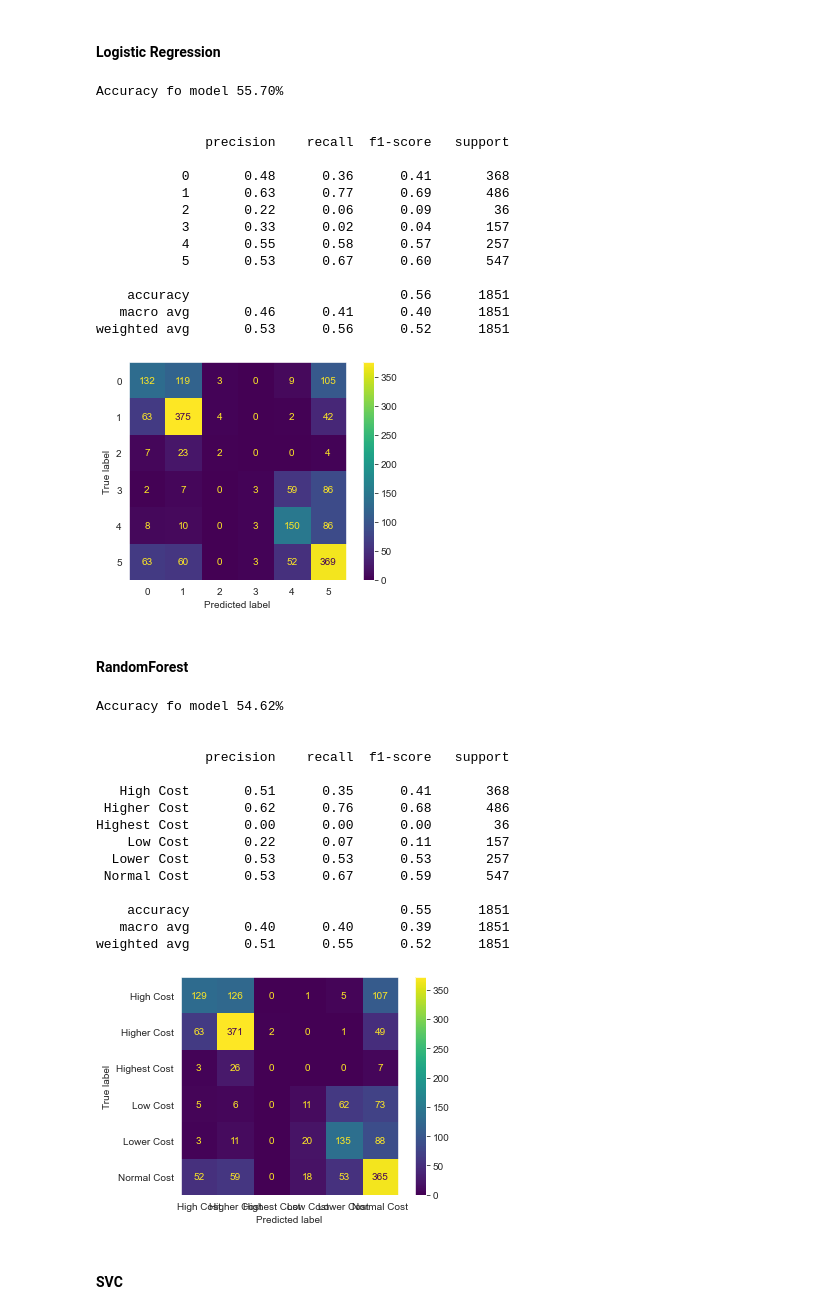
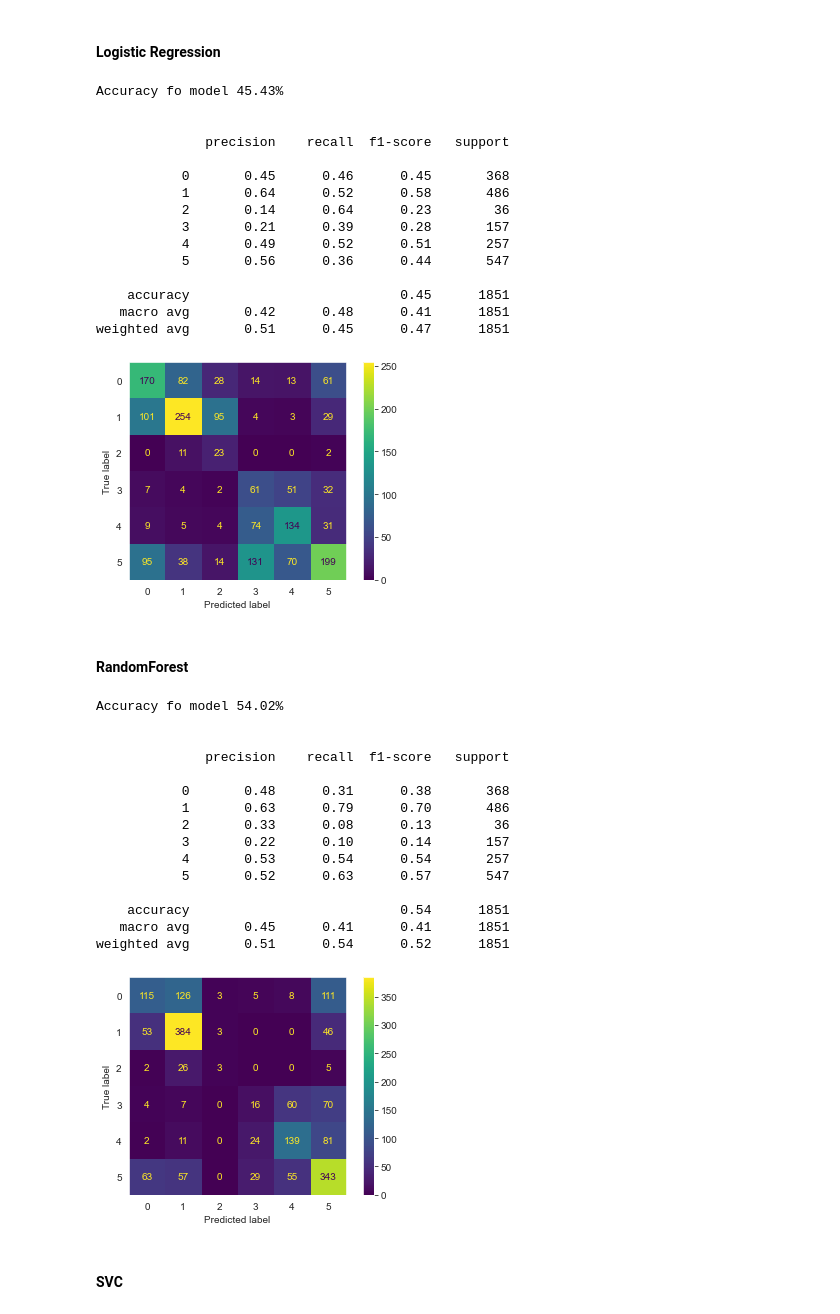
Before and after one commit to mattyjr007/Data-Science-Portfolio, a Jupyter notebook: Anglophone Research Lab Tanzania Tourism Classification Challenge/tourism classification.ipynb, the cells around one changed output. Drawn from its saved outputs; the diff is of its cells as text; code cells hidden in the pictures.

```diff
--- a/Anglophone Research Lab Tanzania Tourism Classification Challenge/tourism classification.ipynb
+++ b/Anglophone Research Lab Tanzania Tourism Classification Challenge/tourism classification.ipynb
@@ -248,18 +257,18 @@ from sklearn.model_selection import train_test_split
 # %%
 X = TrainDF.drop(['Tour_ID','cost_category'], axis=1)
 
-#X_cat = X.select_dtypes(['object'])
-#X_int = X.select_dtypes(exclude=['object'])
+X_cat = X.select_dtypes(['object'])
+X_int = X.select_dtypes(exclude=['object'])
 
-#X_cat = pd.get_dummies(X_cat, drop_first=True)
-#X = pd.concat([X_cat, X_int], axis=1)
+X_cat = pd.get_dummies(X_cat, drop_first=True)
+X = pd.concat([X_cat, X_int], axis=1)
 
 y = TrainDF['cost_category']
 # %%
 y = LabelEncoder().fit_transform(y)
 # %%
 encoder =OneHotEncoder(drop='first',sparse=False)
-X = encoder.fit_transform(X)
+#X = encoder.fit_transform(X_cat)
 scaler = StandardScaler()
 # %%
 X_train, X_test, y_train, y_test = train_test_split( X, y, test_size=0.1, random_state=42, stratify=y)
@@ -276,7 +285,7 @@ from sklearn.metrics import classification_report, plot_confusion_matrix, accura
 # %% [markdown]
 #### Logistic Regression
 # %%
-logistic_model = LogisticRegression( max_iter=500)
+logistic_model = LogisticRegression( max_iter=500, class_weight='balanced')
 
 logistic_model.fit(X_train,y_train)
 
@@ -293,60 +302,60 @@ print("\n")
 plot_confusion_matrix(logistic_model,X_test,y_test)
 plt.grid(None)
 # %% [output]
-Accuracy fo model 55.70%
+Accuracy fo model 45.43%
 
 
               precision    recall  f1-score   support
 
-           0       0.48      0.36      0.41       368
-           1       0.63      0.77      0.69       486
-           2       0.22      0.06      0.09        36
-           3       0.33      0.02      0.04       157
-           4       0.55      0.58      0.57       257
-           5       0.53      0.67      0.60       547
+           0       0.45      0.46      0.45       368
+           1       0.64      0.52      0.58       486
+           2       0.14      0.64      0.23        36
+           3       0.21      0.39      0.28       157
+           4       0.49      0.52      0.51       257
+           5       0.56      0.36      0.44       547
 
-    accuracy                           0.56      1851
-   macro avg       0.46      0.41      0.40      1851
-weighted avg       0.53      0.56      0.52      1851
+    accuracy                           0.45      1851
+   macro avg       0.42      0.48      0.41      1851
+weighted avg       0.51      0.45      0.47      1851
-[figure, old version]
+[figure, new version]
 # %% [markdown]
 #### RandomForest
 # %%
 from sklearn.ensemble import RandomForestClassifier
 # %%
-rf_model = RandomForestClassifier()
+rf_model = RandomForestClassifier(class_weight='balanced_subsample')
 
 rf_model.fit(X_train,y_train)
 
 rf_pred = rf_model.predict(X_test)
 
 print("Accuracy fo model {0:.2f}%".format(accuracy_score(y_test,rf_pred)*100))
 
 print("\n")
 
 print(classification_report(y_test,rf_pred))
 
 print("\n")
 
 plot_confusion_matrix(rf_model,X_test,y_test)
 plt.grid(None)
 # %% [output]
-Accuracy fo model 54.62%
+Accuracy fo model 54.02%
 
 
               precision    recall  f1-score   support
 
-   High Cost       0.51      0.35      0.41       368
- Higher Cost       0.62      0.76      0.68       486
-Highest Cost       0.00      0.00      0.00        36
-    Low Cost       0.22      0.07      0.11       157
-  Lower Cost       0.53      0.53      0.53       257
- Normal Cost       0.53      0.67      0.59       547
+           0       0.48      0.31      0.38       368
+           1       0.63      0.79      0.70       486
+           2       0.33      0.08      0.13        36
+           3       0.22      0.10      0.14       157
+           4       0.53      0.54      0.54       257
+           5       0.52      0.63      0.57       547
 
-    accuracy                           0.55      1851
-   macro avg       0.40      0.40      0.39      1851
-weighted avg       0.51      0.55      0.52      1851
+    accuracy                           0.54      1851
+   macro avg       0.45      0.41      0.41      1851
+weighted avg       0.51      0.54      0.52      1851
-[figure, old version]
+[figure, new version]
 # %% [markdown]
 #### SVC
 # %%
```
Also changed, not shown: parts of 53 cells of this notebook.
